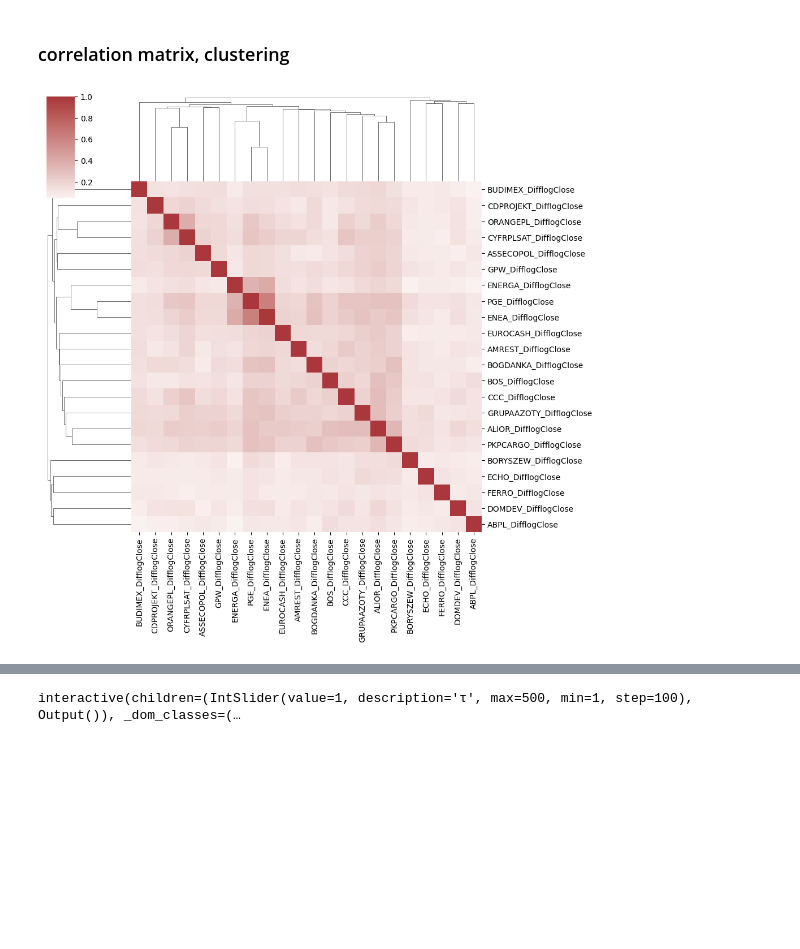
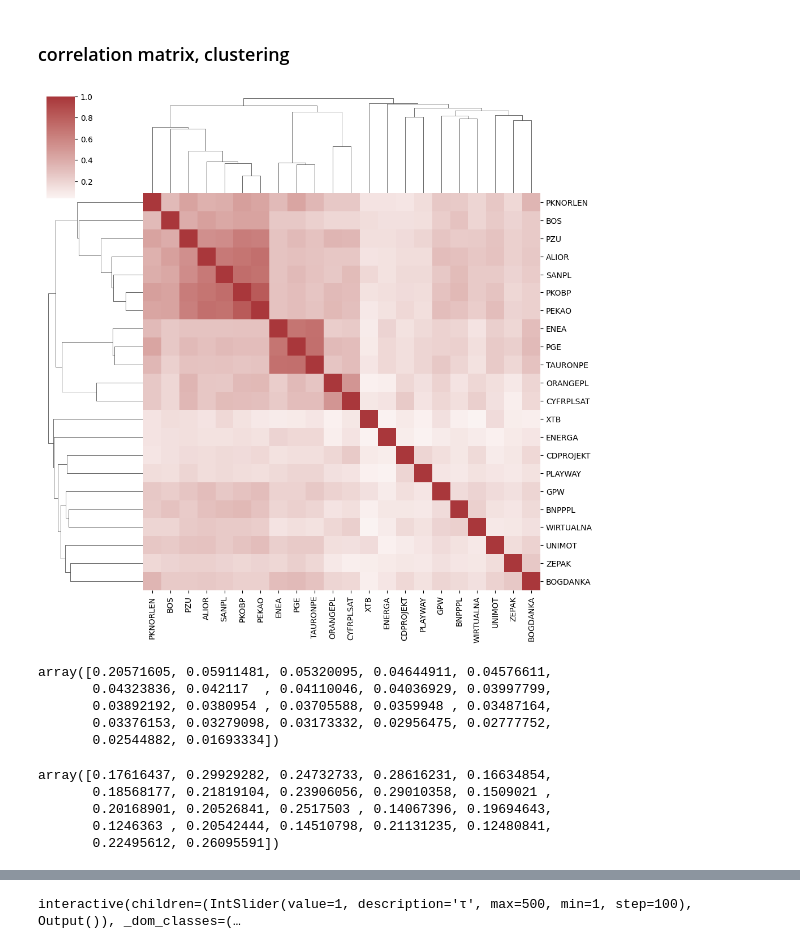
Before and after one commit to megi2601/physics_masters, a Jupyter notebook: code/stationary_correlations.ipynb, the cells around one changed output, grey strips where cells are left out. Saved outputs shown, nothing was run; the diff lists cells and outputs as text; code cells hidden in the pictures; blank space fills up the shorter version.

```diff
--- a/code/stationary_correlations.ipynb
+++ b/code/stationary_correlations.ipynb
@@ -65,15 +58,19 @@ Index(['11BIT', 'ABPL', 'ACTION', 'AGORA', 'ALIOR', 'AMICA', 'AMREST', 'ASBIS',
 # %%
 class_file = r"C:\\physics_masters\\data\\GICS_classification.csv"
 
-class_df = pd.read_csv(class_file, delimiter=',', header=None, skipinitialspace=True, usecols=[0, 1, 2, 3])
-selected_companies_df = class_df[class_df[1].isin(companies)]
+class_df = pd.read_csv(class_file, delimiter=',', header=None, names=['Company', 'Name', 'Sector', 'Subsector'], skipinitialspace=True, usecols=[0, 1, 2, 3])
+
+sectors = ['Consumer Discretionary', 'Consumer Staples',  'Health Care', 'Communication Services', 'Telecommunication Services', 'Real Estate']
+sec1 = ['Financials', 'Communication Services', 'Utilities', 'Energy']
+
+
+selected_companies_df = class_df[class_df['Name'].isin(companies) & class_df['Sector'].isin(sec1)]
 
 print(f'final number of companies: {len(selected_companies_df)}')
 
-merged_df = merged_df[np.append(['Date'], selected_companies_df[1])]
+merged_df = merged_df[selected_companies_df['Name']]
 print(f'{len(merged_df)} time stamps and {len(merged_df.dropna())} full time stamps')
 
-selected_companies_df = selected_companies_df.rename(columns={0: 'Company', 1: 'Name', 2: 'Sector', 3: 'Subsector'})
 selected_companies_df
 # %% [output]
 final number of companies: 22
@@ -151,18 +148,16 @@ np.float64(0.08671561134829853)
 m_df = merged_df.copy()
 m_df = m_df.ffill() # only several na's to be removed - fill in with previous values
 
-for name in m_df.columns[1:]:
-    m_df[name+'_Close'] = m_df[name]
-    m_df[name+'_logClose'] =np.log(m_df[name])
-    diff = m_df[name+'_logClose'].diff()
-    m_df[name+'_DifflogClose'] = diff
+m_df_log_diff = np.log(m_df).diff().dropna()
 
-    q_low = diff.dropna().quantile(0.001)
-    q_hi  = diff.dropna().quantile(0.999)
+for name in m_df_log_diff.columns:
 
-    m_df.loc[(m_df[name+'_DifflogClose'] > q_hi) | (m_df[name+'_DifflogClose'] < q_low), name+'_DifflogClose'] = np.nan
+    q_low = m_df_log_diff[name].quantile(0.001)
+    q_hi  = m_df_log_diff[name].quantile(0.999)
 
-print(len(m_df))
-m_df = m_df.dropna() #remove first row and outliers
-len(m_df) # final number of time stamps
+    m_df_log_diff.loc[(m_df_log_diff[name] > q_hi) | (m_df_log_diff[name] < q_low), name] = np.nan
+
+print(len(m_df_log_diff))
+m_df_log_diff = m_df_log_diff.dropna() #remove first row and outliers
+len(m_df_log_diff) # final number of time stamps
 # %% [output]
@@ -181,20 +169,36 @@ plt.tight_layout()
 from scipy.cluster.hierarchy import dendrogram, linkage, leaves_list
 from scipy.spatial import distance
 # %%
-difflogcols = [col for col in m_df.columns if 'DifflogClose' in col]
 
-corr = m_df[difflogcols].corr(method='pearson')
+corr = m_df_log_diff.corr(method='pearson')
 
-dist = corr
+dist = 1-corr
 
 condensed_dist = distance.pdist(dist)
 
 Z = linkage(condensed_dist, method='average', metric='euclidean')
 Zcol = linkage(distance.pdist(corr.T), method='average', metric='euclidean')
 
 res = sns.clustermap(corr, cmap="vlag", center=0, row_linkage=Z, col_linkage=Zcol)
 # %% [output]
-[figure, old version]
+[figure, new version]
+# %%
+eigenvals, eigenvec = np.linalg.eig(corr.to_numpy())
+np.sort(eigenvals/np.sum(eigenvals))[::-1]
+# %% [output]
+array([0.20571605, 0.05911481, 0.05320095, 0.04644911, 0.04576611,
+       0.04323836, 0.042117  , 0.04110046, 0.04036929, 0.03997799,
+       0.03892192, 0.0380954 , 0.03705588, 0.0359948 , 0.03487164,
+       0.03376153, 0.03279098, 0.03173332, 0.02956475, 0.02777752,
+       0.02544882, 0.01693334])
+# %%
+-eigenvec[:, 0] # first eigenvector
+# %% [output]
+array([0.17616437, 0.29929282, 0.24732733, 0.28616231, 0.16634854,
+       0.18568177, 0.21819104, 0.23906056, 0.29010358, 0.1509021 ,
+       0.20168901, 0.20526841, 0.2517503 , 0.14067396, 0.19694643,
+       0.1246363 , 0.20542444, 0.14510798, 0.21131235, 0.12480841,
+       0.22495612, 0.26095591])
 # %%
 def get_labels(leaves, Z, labels, sectors=None):
 
```
Also changed, not shown: parts of 13 cells of this notebook, 4 other files.
